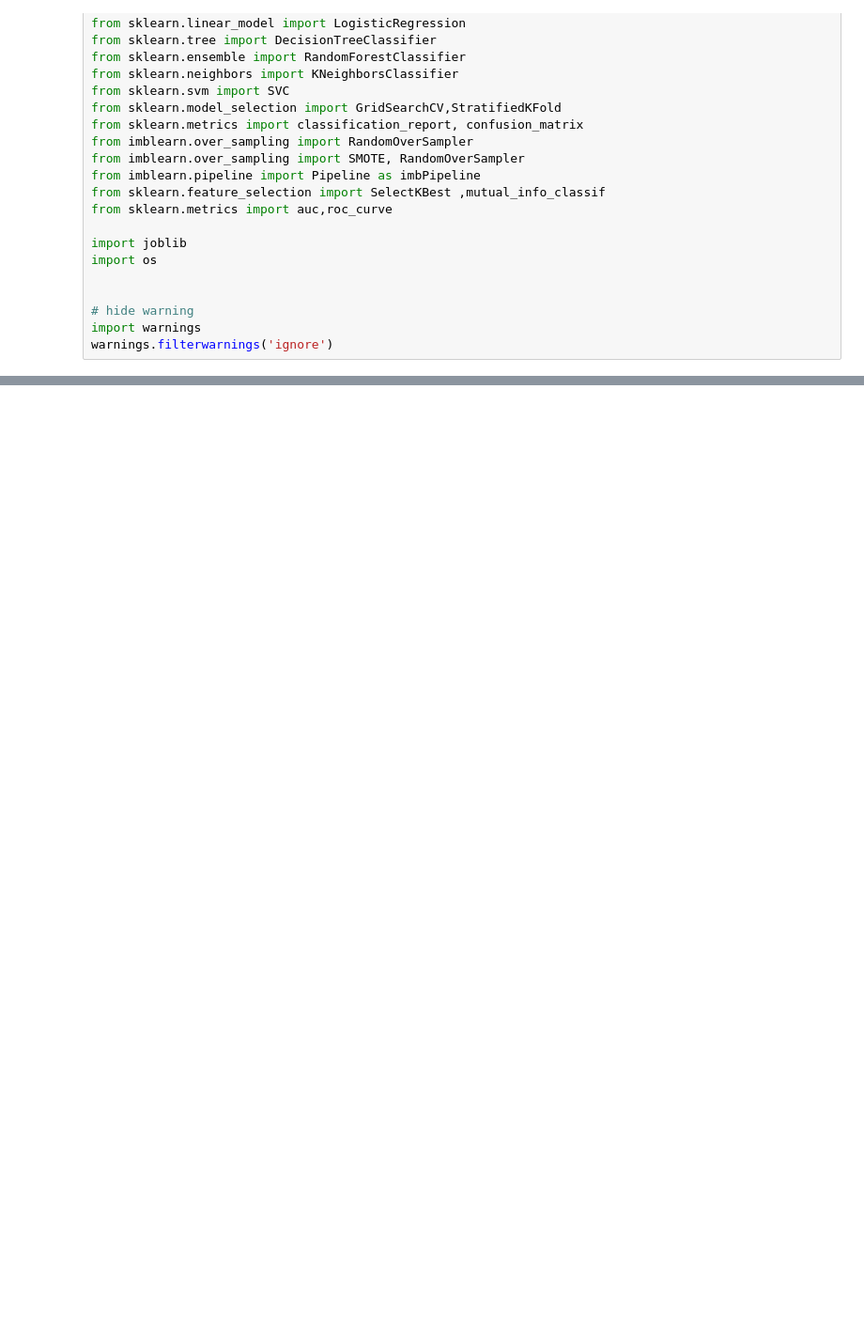
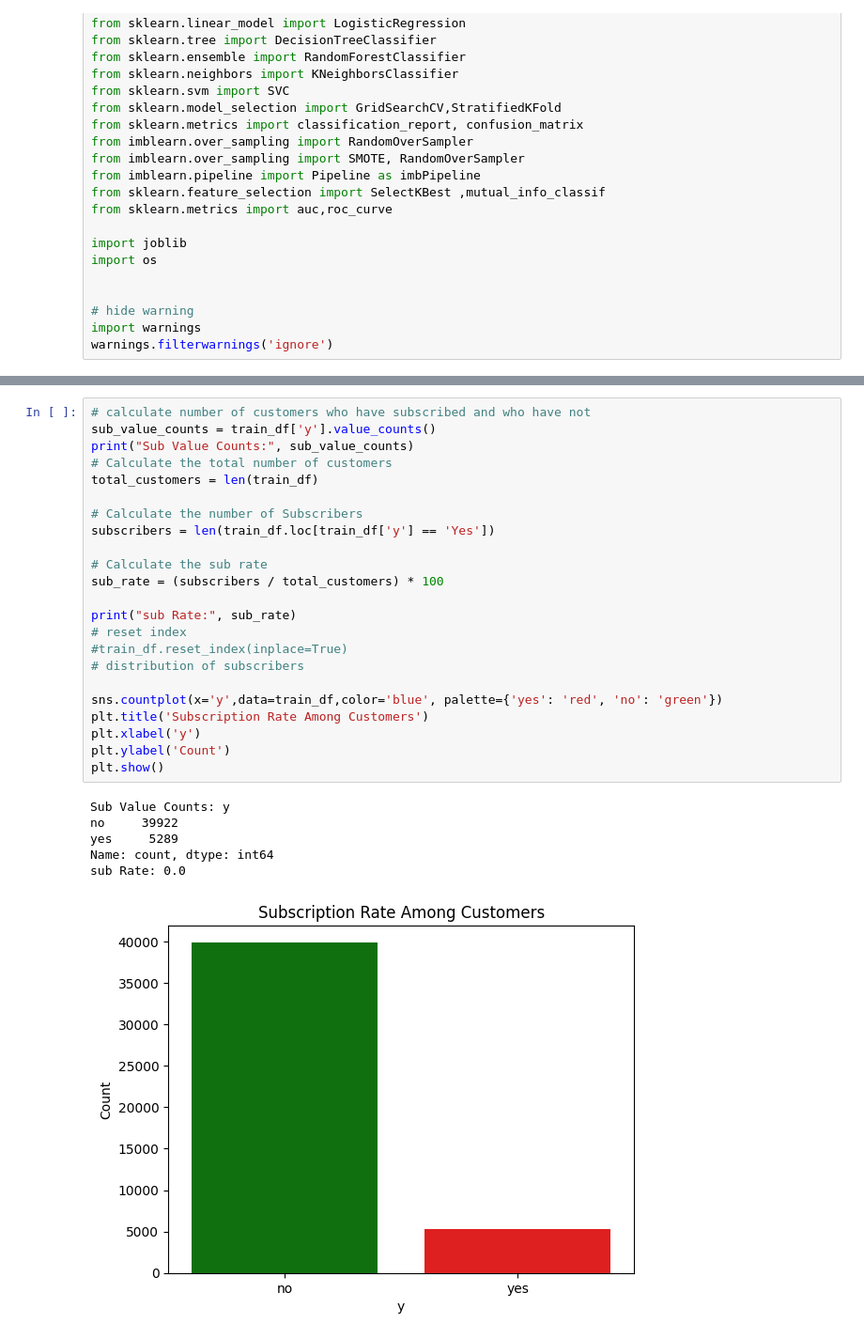
Before and after one commit to zeemanzak/Predictive-Analysis-for-Client-Subscription, a Jupyter notebook: notebook/main.ipynb, the cells around one changed output, grey strips where cells are left out. Shown: that part at 94% size. Saved outputs shown, nothing was run; the diff lists cells and outputs as text; blank space fills up the shorter version.

```diff
--- a/notebook/main.ipynb
+++ b/notebook/main.ipynb
@@ -114,0 +248,30 @@ train_df
+# %%
+# calculate number of customers who have subscribed and who have not
+sub_value_counts = train_df['y'].value_counts()
+print("Sub Value Counts:", sub_value_counts)
+# Calculate the total number of customers
+total_customers = len(train_df)
+
+# Calculate the number of Subscribers
+subscribers = len(train_df.loc[train_df['y'] == 'Yes'])
+
+# Calculate the sub rate
+sub_rate = (subscribers / total_customers) * 100
+
+print("sub Rate:", sub_rate)
+# reset index
+#train_df.reset_index(inplace=True)
+# distribution of subscribers
+
+sns.countplot(x='y',data=train_df,color='blue', palette={'yes': 'red', 'no': 'green'})
+plt.title('Subscription Rate Among Customers')
+plt.xlabel('y')
+plt.ylabel('Count')
+plt.show()
+# %% [output]
+Sub Value Counts: y
+no     39922
+yes     5289
+Name: count, dtype: int64
+sub Rate: 0.0
+[figure, added]
```
Also changed, not shown: parts of 12 cells of this notebook.
